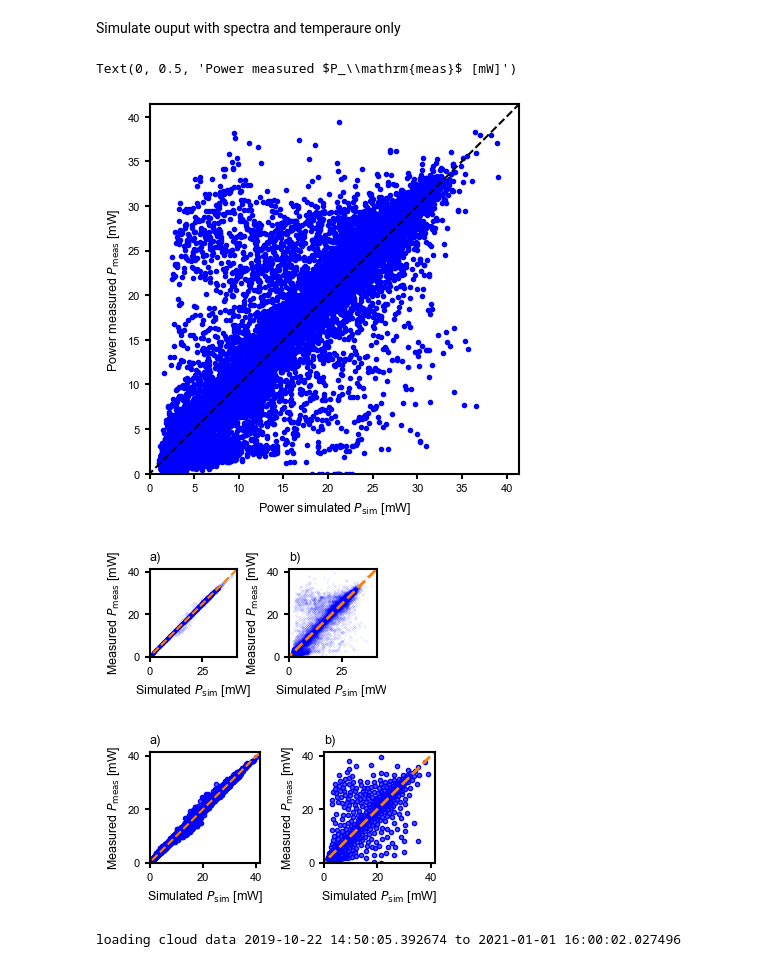
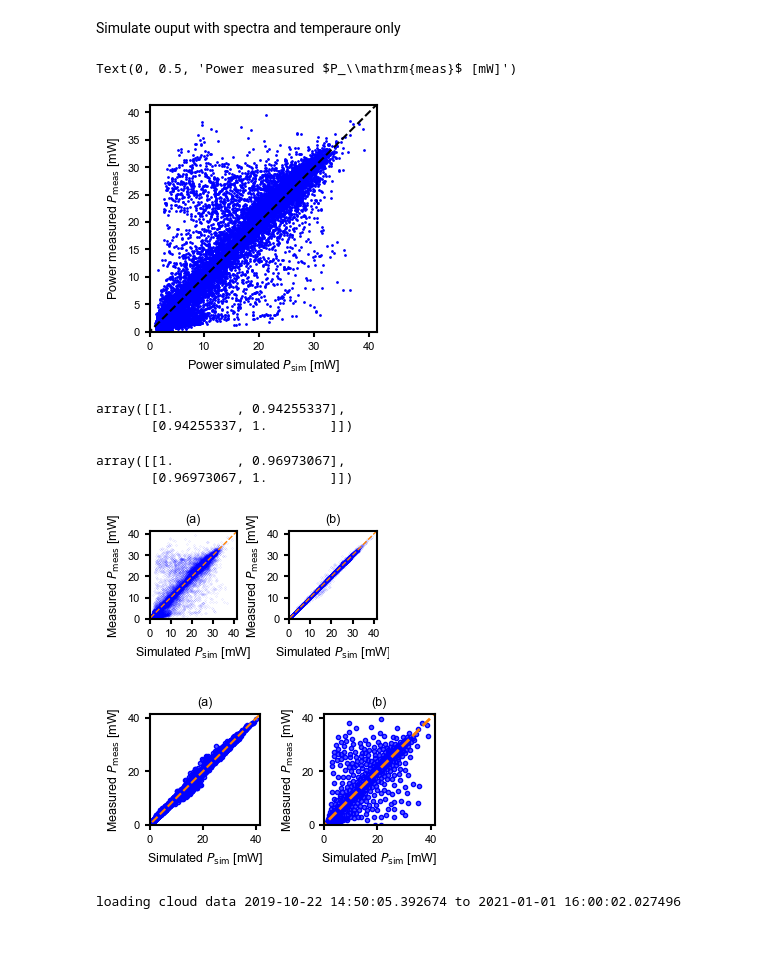
Before and after one commit to roberthilleck/PVcircuit, a Jupyter notebook: notebooks/remodel_iiiv-Si_4T.ipynb, the cells around one changed output. Drawn from its saved outputs; the diff is of its cells as text; code cells hidden in the pictures; blank space fills up the shorter version.

Commit message:
nicer plots

```diff
--- a/notebooks/remodel_iiiv-Si_4T.ipynb
+++ b/notebooks/remodel_iiiv-Si_4T.ipynb
@@ -1571,7 +1590,7 @@ Load spectral data
 # with open("meteo_spectra.p", 'wb') as fout:
 #     pickle.dump(meteo_spectra,fout)
 
-with open("meteo_spectra.p", 'rb') as fin:
+with open(r"meteo_data/meteo_spectra.p", 'rb') as fin:
     meteo_spectra = pickle.load(fin)
 
 # meteo_spectra = get_meteo(MR281_top.index[0], MR281_top.index[0] + pd.Timedelta(days=10), "1T")
@@ -1587,7 +1606,7 @@ Load all meteorological data for comparison of irradiance sensors, snow etc.
 # with open("meteo_data.p", 'wb') as fout:
 #     pickle.dump(meteo_data,fout)
 
-with open("meteo_data.p", 'rb') as fin:
+with open(r"meteo_data/meteo_data.p", 'rb') as fin:
     meteo_data = pickle.load(fin)
 
 meteo_resampled = meteo_data.data.resample("1T").median(numeric_only =True)
@@ -3044,27 +3085,41 @@ Simulate ouput with spectra and temperaure only
 with open("power_data.p","rb") as fin:
     power_data = pickle.load(fin)
 # %%
-fig,ax = plt.subplots()
-ax.plot(power_data["power4T"] * 1e3, (MR281_top_filtered['pmp'] + MR281_bottom_filtered['pmp'])*1e3, "b.")
+fig,ax = plt.subplots(1,1, constrained_layout=True, figsize = fig_onecol)
+ax.plot(power_data["power4T"] * 1e3, (MR281_top_filtered['pmp'] + MR281_bottom_filtered['pmp'])*1e3, ".", ms=2, mfc=(0,0,1,1), mec=(0,0,1,1))
 ax.set_aspect(1)
 lims = ax.get_ylim()
 ax.plot(lims,lims,"k--")
 
 ax.set_xlim(0,lims[1])
 ax.set_ylim(0,lims[1])
 
 ax.set_xlabel(r"Power simulated $P_\mathrm{sim}$ [mW]")
 ax.set_ylabel(r"Power measured $P_\mathrm{meas}$ [mW]")
 # %% [output]
 Text(0, 0.5, 'Power measured $P_\\mathrm{meas}$ [mW]')
-[figure, old version]
+[figure, new version]
+# %%
+data = np.linspace(1,100,10000)
+np.random.shuffle(data)
+b=data + np.random.randn(10000)*10
+# plt.plot(data,b,'.')
+np.corrcoef(data,b)
+# %% [output]
+array([[1.        , 0.94255337],
+       [0.94255337, 1.        ]])
+# %%
+np.corrcoef(power_data["power4T"] * 1e3, (MR281_top_filtered['pmp'] + MR281_bottom_filtered['pmp'])*1e3)
+# %% [output]
+array([[1.        , 0.96973067],
+       [0.96973067, 1.        ]])
 # %%
 fig,ax = plt.subplots(1,2, constrained_layout=True, figsize = fig_onecol)
 
-ax[0].plot(power_data_wisc["power4T"]*1e3,(MR281_top_filtered['pmp'] + MR281_bottom_filtered['pmp'])*1e3, ".", ms=0.1, mfc=(0,0,1,1), mec=(0,0,1,1))
+ax[0].plot(power_data["power4T"]*1e3,(MR281_top_filtered['pmp'] + MR281_bottom_filtered['pmp'])*1e3, ".", ms=0.1, mfc=(0,0,1,1), mec=(0,0,1,1))
 ax[0].set_aspect(1)
 max_ax = ax[0].get_ylim()
-ax[0].plot(max_ax,max_ax,"--", c=(1,0.5,0))
+ax[0].plot(max_ax,max_ax,"--", c=(1,0.5,0), lw=1)
 
 ax[0].set_xlim(0,max_ax[1])
 ax[0].set_ylim(0,max_ax[1])
@@ -3072,10 +3127,10 @@ ax[0].set_ylim(0,max_ax[1])
 ax[0].set_xlabel(r"Simulated $P_\mathrm{sim}$ [mW]")
 ax[0].set_ylabel(r"Measured $P_\mathrm{meas}$ [mW]")
 
-ax[1].plot(power_data["power4T"] * 1e3, (MR281_top_filtered['pmp'] + MR281_bottom_filtered['pmp'])*1e3, ".", ms=0.1, mfc=(0,0,1,1), mec=(0,0,1,1))
+ax[1].plot(power_data_wisc["power4T"] * 1e3, (MR281_top_filtered['pmp'] + MR281_bottom_filtered['pmp'])*1e3, ".", ms=0.1, mfc=(0,0,1,1), mec=(0,0,1,1))
 ax[1].set_aspect(1)
 lims = ax[1].get_ylim()
-ax[1].plot(lims,lims,"--",c=(1,0.5,0), lw=2)
+ax[1].plot(lims,lims,"--",c=(1,0.5,0), lw=1)
 
 ax[1].set_xlim(0,lims[1])
 ax[1].set_ylim(0,lims[1])
@@ -3083,14 +3138,19 @@ ax[1].set_ylim(0,lims[1])
 ax[1].set_xlabel(r"Simulated $P_\mathrm{sim}$ [mW]")
 ax[1].set_ylabel(r"Measured $P_\mathrm{meas}$ [mW]")
 
-ax[0].set_title("a)", loc='left')
-ax[1].set_title("b)", loc='left')
+ax[0].set_title("(a)", loc='center')
+ax[1].set_title("(b)", loc='center')
+
+ax[0].locator_params(axis='both', nbins=5)
+ax[1].locator_params(axis='both', nbins=5)
+
 
 # fig.savefig(r"C:\Users\rwitteck\OneDrive - NREL\Publications\2023\Outdoor tandem module\figures\pvsp.pgf", format='pgf', backend='pgf')
 # fig.savefig(r"C:\Users\rwitteck\OneDrive - NREL\Publications\2023\Outdoor tandem module\figures\pvsp.pdf", format='pdf', bbox_inches = "tight")
-fig.savefig(r"C:\Users\rwitteck\OneDrive - NREL\Publications\2023\Outdoor tandem module\figures\pvsp.png", format='png', bbox_inches = "tight")
+# fig.savefig(r"C:\Users\rwitteck\OneDrive - NREL\Publications\2023\Outdoor tandem module\figures\pvsp.png", format='png', bbox_inches = "tight")
+fig.savefig(fr'C:\Users\rwitteck\OneDrive - NREL\Publications\2023\EHE-paper\Tex\figures\pvsp.{"pdf"}', format='pdf', bbox_inches = "tight")
 # %% [output]
-[figure, old version]
+[figure, new version]
 # %%
 from sklearn.cluster import KMeans
 
@@ -3112,7 +3172,7 @@ fig,ax = plt.subplots(1,2, constrained_layout=True, figsize = fig_twocol)
 ax[0].plot(power_data_wisc["power4T"]*1e3,(MR281_top_filtered['pmp'][:len(tc_jscs)] + MR281_bottom_filtered['pmp'][:len(tc_jscs)])*1e3, ".", mfc=(0,0,1,0.66), mec=(0,0,1,1))
 ax[0].set_aspect(1)
 max_ax = ax[0].get_ylim()
-ax[0].plot(max_ax,max_ax,"--", c=(1,0.5,0))
+ax[0].plot(max_ax,max_ax,"--", c=(1,0.5,0), lw=1)
 
 ax[0].set_xlim(0,max_ax[1])
 ax[0].set_ylim(0,max_ax[1])
@@ -3123,7 +3183,7 @@ ax[0].set_ylabel(r"Measured $P_\mathrm{meas}$ [mW]")
 ax[1].plot(cluster_centers[:,0],cluster_centers[:,1], ".", mfc=(0,0,1,0.66), mec=(0,0,1,1))
 ax[1].set_aspect(1)
 lims = ax[1].get_ylim()
-ax[1].plot(lims,lims,"--",c=(1,0.5,0), lw=2)
+ax[1].plot(lims,lims,"--",c=(1,0.5,0), lw=1)
 
 ax[1].set_xlim(0,lims[1])
 ax[1].set_ylim(0,lims[1])
@@ -3131,13 +3191,15 @@ ax[1].set_ylim(0,lims[1])
 ax[1].set_xlabel(r"Simulated $P_\mathrm{sim}$ [mW]")
 ax[1].set_ylabel(r"Measured $P_\mathrm{meas}$ [mW]")
 
-ax[0].set_title("a)", loc='left')
-ax[1].set_title("b)", loc='left')
+ax[0].set_title("(a)", loc='center')
+ax[1].set_title("(b)", loc='center')
 
 # fig.savefig(r"C:\Users\rwitteck\OneDrive - NREL\Publications\2023\Outdoor tandem module\figures\pvsp.pgf", format='pgf', backend='pgf')
 # fig.savefig(r"C:\Users\rwitteck\OneDrive - NREL\Publications\2023\Outdoor tandem module\figures\pvsp.pdf", format='pdf', bbox_inches = "tight")
+# fig.savefig(r"C:\Users\rwitteck\OneDrive - NREL\Publications\2023\Outdoor tandem module\figures\pvsp.pdf", format='pdf', bbox_inches = "tight")
+# fig.savefig(fr'C:\Users\rwitteck\OneDrive - NREL\Publications\2023\EHE-paper\Tex\figures\pvsp.{"pdf"}', format='pdf', bbox_inches = "tight")
 # %% [output]
-[figure, old version]
+[figure, new version]
 # %%
 def filter_times(ts, min2filt,diff_min2filt):
     # filter values with a time difference of +-2min
```
Also changed, not shown: parts of 9 cells of this notebook.
